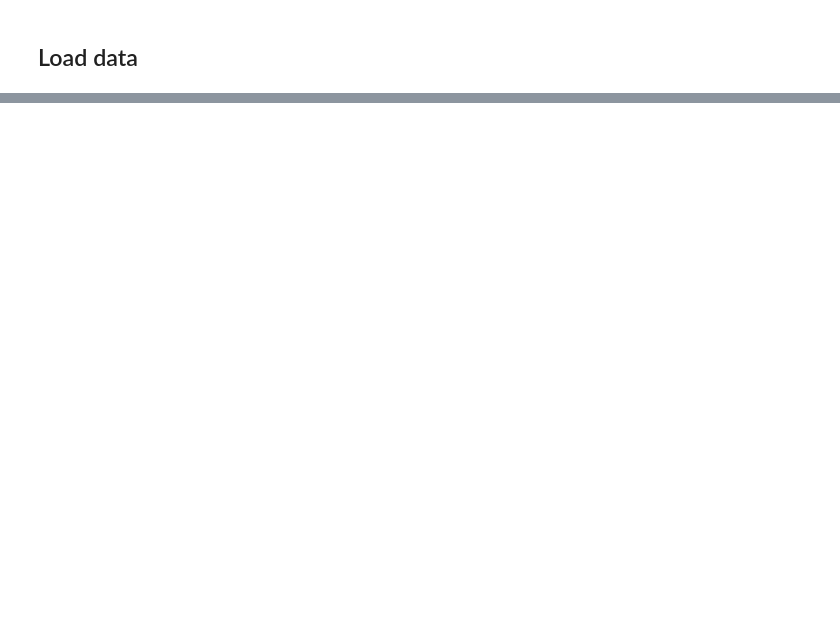
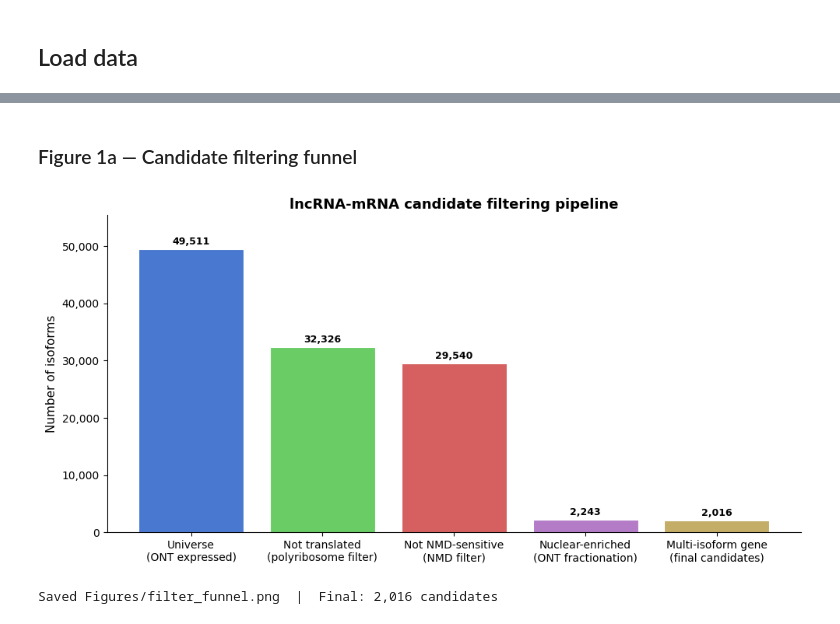
Before and after one commit to Lucas-Servi/lnc_mRNA_analysis, a Jupyter notebook: New_analysis.ipynb, the cells around one changed output, grey strips where cells are left out. Drawn from its saved outputs; the diff is of its cells as text; code cells hidden in the pictures; blank space fills up the shorter version.

```diff
--- a/New_analysis.ipynb
+++ b/New_analysis.ipynb
@@ -106,0 +375,37 @@ ONT_nuc_cito.loc[["AT3G61860",],:]
+# %% [markdown]
+### Figure 1a — Candidate filtering funnel
+# %%
+# Figure 1a — Candidate filtering funnel
+not_transl     = expressed_in_ont - translated_isoforms
+not_transl_nmd = not_transl - nmd_isoforms
+nuclear_pass   = not_transl_nmd & nuclear_isoforms
+final_pass     = nuclear_pass & multi_isoform_set   # == candidates
+
+steps  = ["Universe\n(ONT expressed)",
+          "Not translated\n(polyribosome filter)",
+          "Not NMD-sensitive\n(NMD filter)",
+          "Nuclear-enriched\n(ONT fractionation)",
+          "Multi-isoform gene\n(final candidates)"]
+counts = [len(expressed_in_ont), len(not_transl), len(not_transl_nmd),
+          len(nuclear_pass), len(final_pass)]
+
+fig, ax = plt.subplots(figsize=(10, 5))
+colors = ["#4878CF", "#6ACC65", "#D65F5F", "#B47CC7", "#C4AD66"]
+bars = ax.bar(steps, counts, color=colors, edgecolor='white', linewidth=0.8)
+
+for bar, n in zip(bars, counts):
+    ax.text(bar.get_x() + bar.get_width()/2, bar.get_height() + 400,
+            f"{n:,}", ha='center', va='bottom', fontsize=9, fontweight='bold')
+
+ax.set_ylabel("Number of isoforms", fontsize=11)
+ax.set_title("lncRNA-mRNA candidate filtering pipeline", fontsize=13, fontweight='bold')
+ax.set_ylim(0, max(counts) * 1.12)
+ax.yaxis.set_major_formatter(plt.FuncFormatter(lambda x, _: f'{int(x):,}'))
+ax.spines[['top', 'right']].set_visible(False)
+plt.tight_layout()
+plt.savefig("Figures/filter_funnel.png", dpi=300)
+plt.show()
+print(f"Saved Figures/filter_funnel.png  |  Final: {len(final_pass):,} candidates")
+# %% [output]
+[figure, added]
+Saved Figures/filter_funnel.png  |  Final: 2,016 candidates
```
Also changed, not shown: parts of 31 cells of this notebook, 19 other files.
